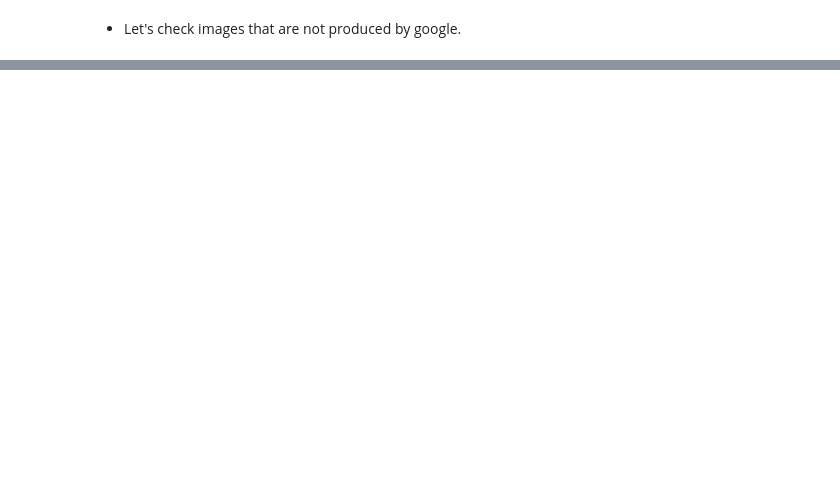
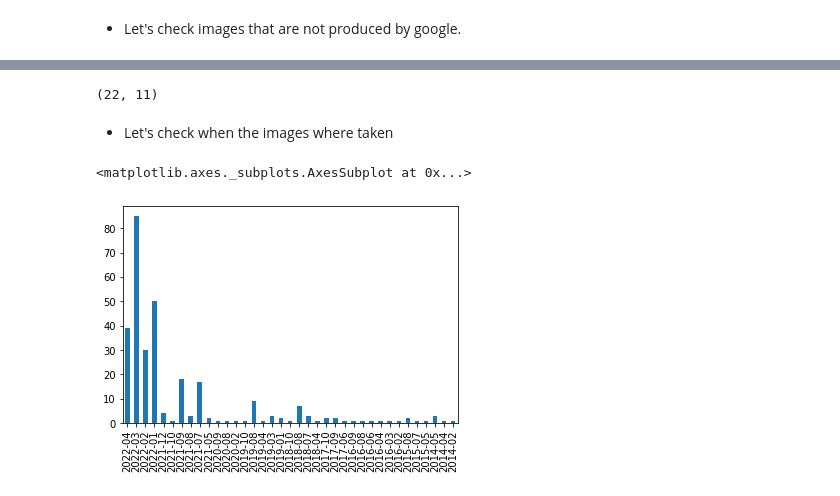
Before and after one commit to LAMDAMielgo/SatAi_BicycleFriendlyPath, a Jupyter notebook: img_prep/img_synthesis.ipynb, the cells around one changed output, grey strips where cells are left out. Saved outputs shown, nothing was run; the diff lists cells and outputs as text; code cells hidden in the pictures; blank space fills up the shorter version.

Commit message:
refact load_data from img_synthesis part

```diff
--- a/img_prep/img_synthesis.ipynb
+++ b/img_prep/img_synthesis.ipynb
@@ -233,0 +133,8 @@ meta.head(2)
+# %%
+# PART 0. OPening files in the metadata folder: both imgs and its metadata
+# opening the metadata and parsin them as a dict
+metadata_folder = f'{_pwd}gsv_imgs/'
+metadata = get_gsv_data(gsv_path=metadata_folder)
+
+print(metadata.shape)
+print(metadata.index.has_duplicates)
@@ -301,0 +150,11 @@ meta.head(1)
+# %%
+metadata[metadata['copyright'] != '© Google'].shape
+# %% [output]
+(22, 11)
+# %% [markdown]
+* Let's check when the images where taken
+# %%
+metadata['date'].value_counts().sort_index(ascending=False).plot.bar()
+# %% [output]
+<matplotlib.axes._subplots.AxesSubplot at 0x...>
+[figure, added]
```
Also changed, not shown: parts of 90 cells of this notebook, 2 other files.
